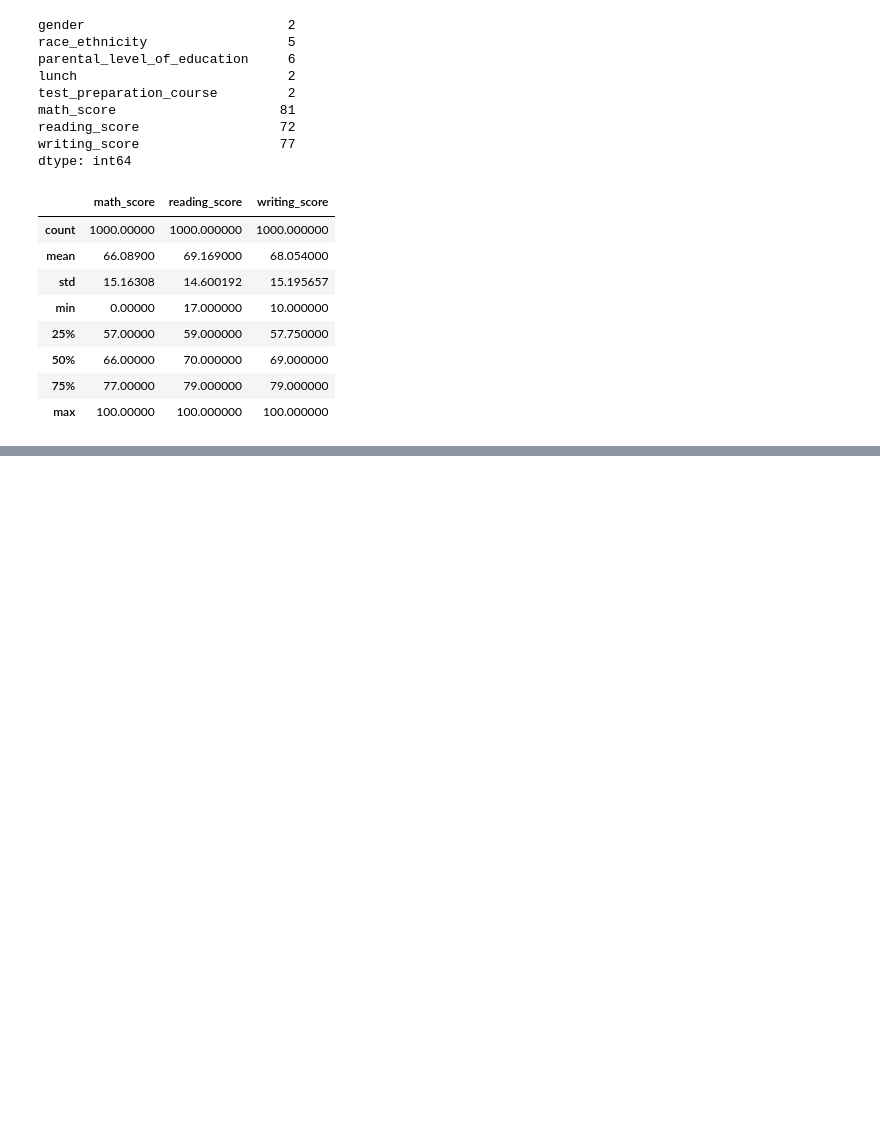
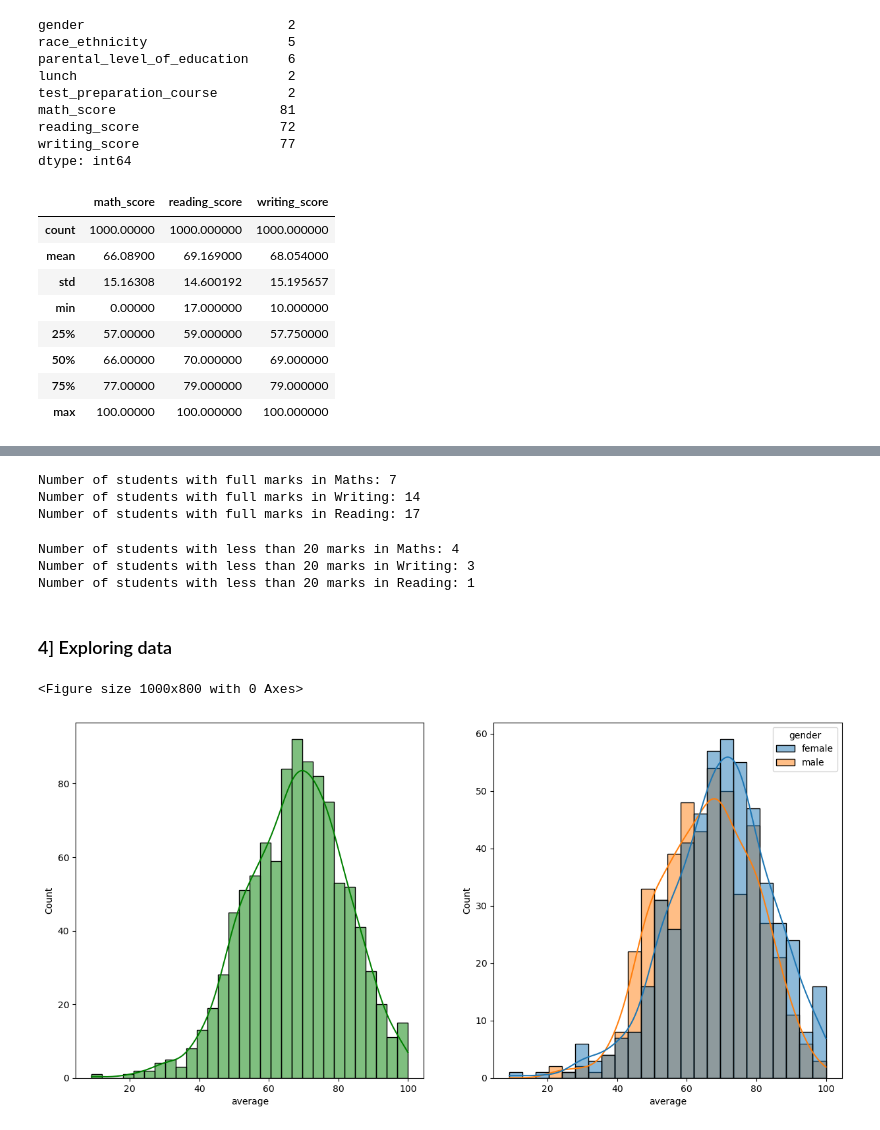
Before and after one commit to Nitishpatil27/ML-Project, a Jupyter notebook: notebook/1 . EDA STUDENT PERFORMANCE .ipynb, the cells around one changed output, grey strips where cells are left out. Saved outputs shown, nothing was run; the diff lists cells and outputs as text; code cells hidden in the pictures; blank space fills up the shorter version.

```diff
--- a/notebook/1 . EDA STUDENT PERFORMANCE .ipynb
+++ b/notebook/1 . EDA STUDENT PERFORMANCE .ipynb
@@ -112,0 +152,5 @@ df.describe()
+# %%
+# Total and average of test scores
+df['total_score'] = df['math_score'] + df['reading_score'] + df['writing_score']
+df['average'] = df['total_score'] / 3
+df.head()
@@ -112,0 +164,37 @@ df.describe()
+# %%
+reading_full = df[df['reading_score'] == 100]['average'].count()
+writing_full = df[df['writing_score'] == 100]['average'].count()
+math_full = df[df['math_score'] == 100]['average'].count()
+
+print(f'Number of students with full marks in Maths: {math_full}')
+print(f'Number of students with full marks in Writing: {writing_full}')
+print(f'Number of students with full marks in Reading: {reading_full}')
+# %% [output]
+Number of students with full marks in Maths: 7
+Number of students with full marks in Writing: 14
+Number of students with full marks in Reading: 17
+# %%
+reading_less_20 = df[df['reading_score'] <= 20]['average'].count()
+writing_less_20 = df[df['writing_score'] <= 20]['average'].count()
+math_less_20 = df[df['math_score'] <= 20]['average'].count()
+
+print(f'Number of students with less than 20 marks in Maths: {math_less_20}')
+print(f'Number of students with less than 20 marks in Writing: {writing_less_20}')
+print(f'Number of students with less than 20 marks in Reading: {reading_less_20}')
+# %% [output]
+Number of students with less than 20 marks in Maths: 4
+Number of students with less than 20 marks in Writing: 3
+Number of students with less than 20 marks in Reading: 1
+# %% [markdown]
+### 4] Exploring data
+# %%
+# Average scores by gender
+fig, axs = plt.subplots(1, 2, figsize=(15, 7))
+plt.subplot(121)
+sns.histplot(data=df,x='average',bins=30,kde=True,color='g')
+plt.subplot(122)
+sns.histplot(data=df,x='average',kde=True,hue='gender')
+plt.show()
+# %% [output]
+<Figure size 1000x800 with 0 Axes>
+[figure, added]
```
Also changed, not shown: parts of 21 cells of this notebook, 2 other files.
